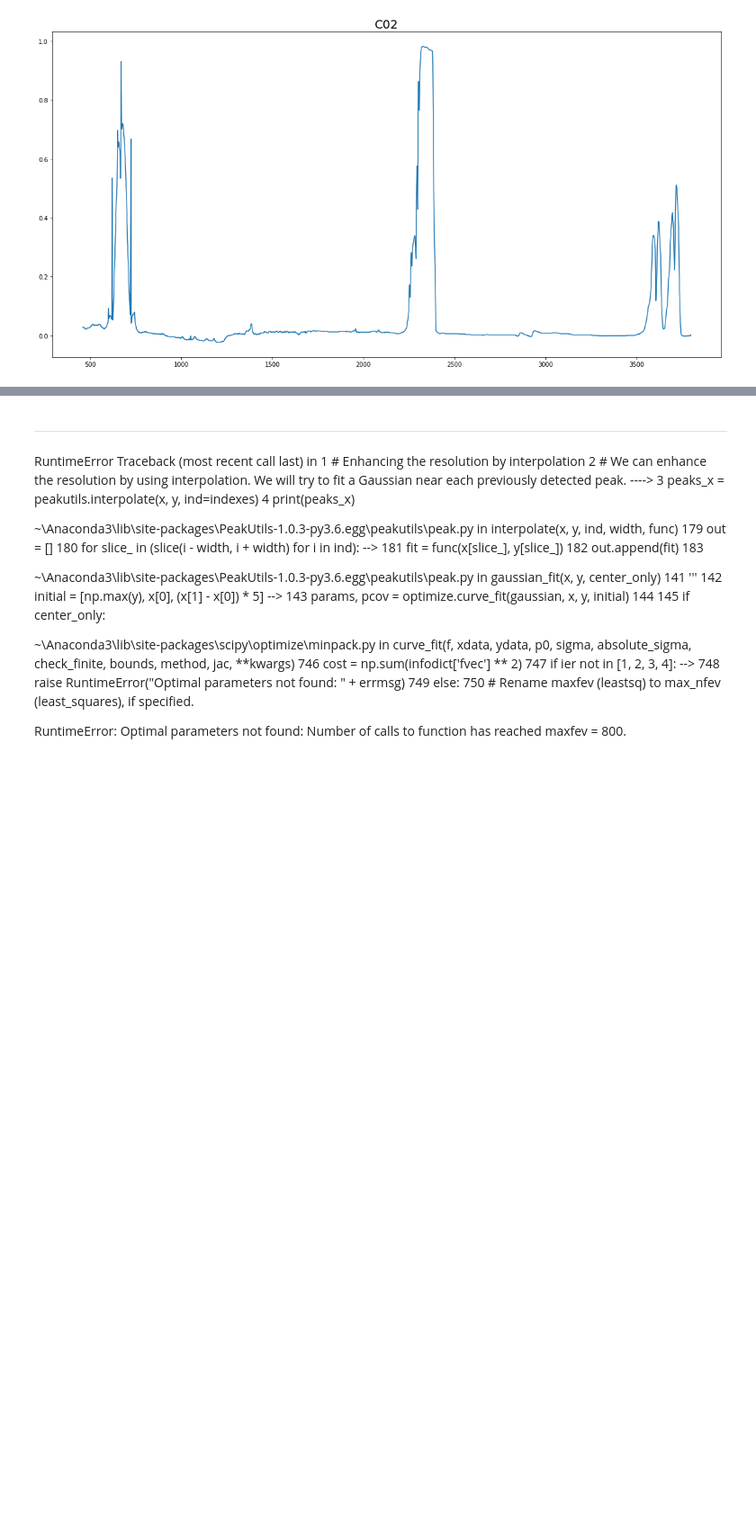
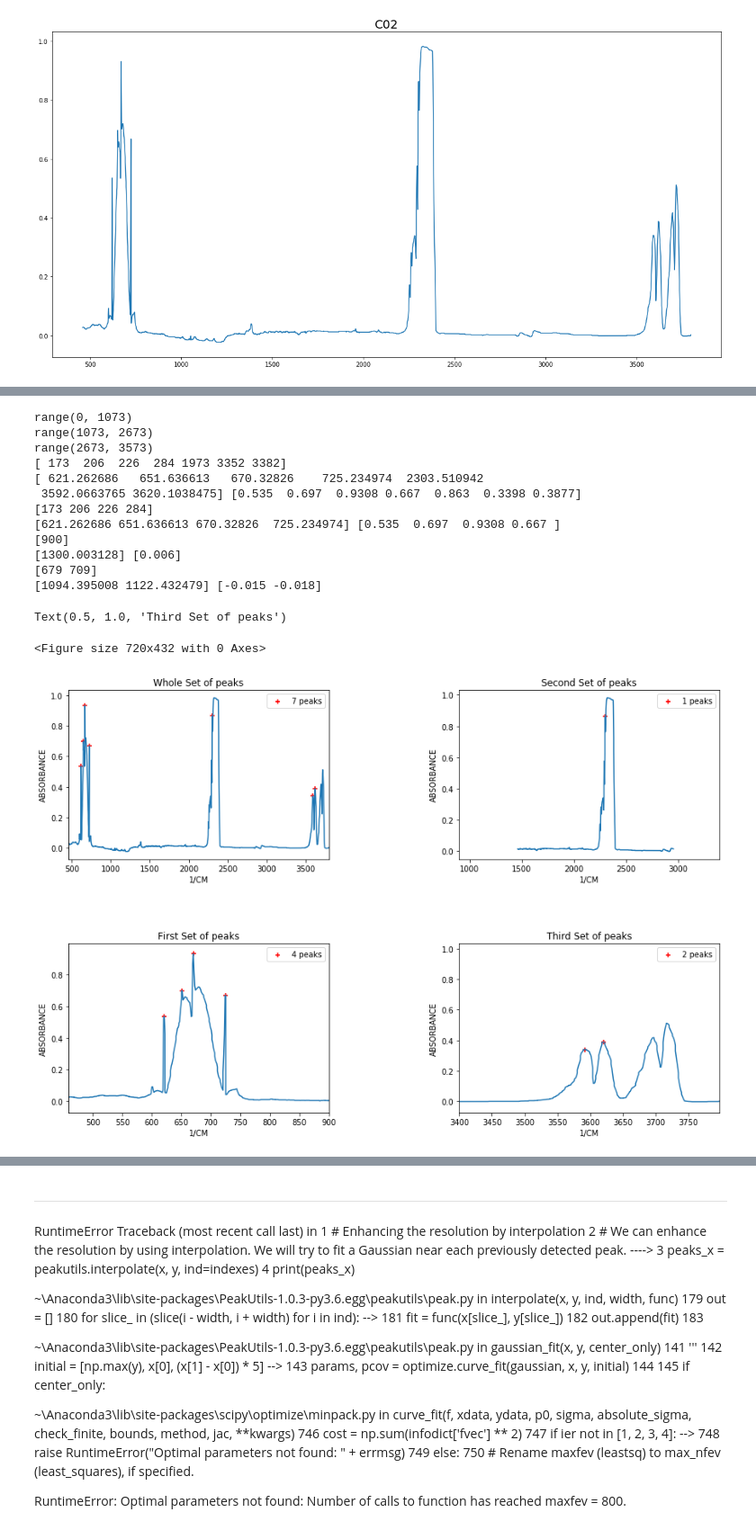
Before and after one commit to raman-noodles/Raman-noodles, a Jupyter notebook: Explore_Dev/Peak_utils_test.ipynb, the cells around one changed output, grey strips where cells are left out. Shown: that part at 90% size. Saved outputs shown, nothing was run; the diff lists cells and outputs as text; code cells hidden in the pictures; blank space fills up the shorter version.

```diff
--- a/Explore_Dev/Peak_utils_test.ipynb
+++ b/Explore_Dev/Peak_utils_test.ipynb
@@ -156,3 +136,79 @@ Text(0.5, 1.0, 'First estimate')
+# %%
+#Getting a first estimate of the peaks
+#By using peakutils.indexes, we can get the indexes of the peaks from the data. Due to the noise, it will be just a rough
+#approximation
+selectminX0=data4['x'].min()
+selectmedX1=900
+selectmedX2=3400
+selectmaxX3=data4['x'].max()
+xrange1=range(0,data4['x'].size-(selectmedX2-selectmedX1))
+print(xrange1)
+print(xrange2)
+print(xrange3)
+xrange2=range(data4['x'].size-(selectmedX2-selectmedX1),data4['x'].size-selectmedX1)
+xrange3=range(data4['x'].size-selectmedX1,data4['x'].size)
+indexes = peakutils.indexes(data4['y'], thres=0.35, min_dist=10)
+indexes1 = peakutils.indexes(data4['y'][xrange1], thres=0.35, min_dist=10)
+indexes2 = peakutils.indexes(data4['y'][xrange2], thres=0.35, min_dist=10)
+indexes3 = peakutils.indexes(data4['y'][xrange3], thres=0.35, min_dist=10)
+print(indexes)
+print(data4['x'][indexes], data4['y'][indexes])
+print(indexes1)
+print(data4['x'][indexes1], data4['y'][indexes1])
+print(indexes2)
+print(data4['x'][indexes2], data4['y'][indexes2])
+print(indexes3)
+print(data4['x'][indexes3], data4['y'][indexes3])
+plt.figure(figsize=(10,6))
+figure, axs = plt.subplots(nrows=2, ncols=2, sharex=False, sharey=False, figsize = (15,10))
+plt.subplots_adjust(wspace=.5, hspace=.5)
+axs[0][0].scatter(data4['x'][indexes], data4['y'][indexes], marker='+',color='r',label='{} peaks'.format(len(indexes)))#,ms=5, mew=2) #label='{} peaks'.format(len(indexes)))
+axs[0][0].plot(data4['x'], data4['y'])
+axs[0][0].legend()
+axs[0][0].set_xlim(selectminX0,selectmaxX3)
+axs[0][0].set_xlabel('1/CM') # sets xlabel
+axs[0][0].set_ylabel('ABSORBANCE') # sets ylabel
+axs[0][0].set_title('Whole Set of peaks') # sets title
+
+axs[1][0].plot(data4['x'][xrange1], data4['y'][xrange1])
+axs[1][0].scatter(data4['x'][xrange1][indexes1], data4['y'][xrange1][indexes1], marker='+',color='r',label='{} peaks'.format(len(indexes1)))#,ms=5,
+axs[1][0].legend()
+axs[1][0].set_xlim(selectminX0,selectmedX1)
+axs[1][0].set_xlabel('1/CM') # sets xlabel
+axs[1][0].set_ylabel('ABSORBANCE') # sets ylabel
+axs[1][0].set_title('First Set of peaks') # sets title
+
+axs[0][1].plot(data4['x'][xrange2], data4['y'][xrange2])
+axs[0][1].scatter(data4['x'][xrange2][indexes2], data4['y'][xrange2][indexes2], marker='+',color='r',label='{} peaks'.format(len(indexes2)))#,ms=5,
+axs[0][1].legend()
+axs[0][1].set_xlim(selectmedX1,selectmedX2)
+axs[0][1].set_xlabel('1/CM') # sets xlabel
+axs[0][1].set_ylabel('ABSORBANCE') # sets ylabel
+axs[0][1].set_title('Second Set of peaks') # sets title
+
+axs[1][1].plot(data4['x'], data4['y'])
+axs[1][1].scatter(data4['x'][xrange3][indexes3], data4['y'][xrange3][indexes3], marker='+',color='r',label='{} peaks'.format(len(indexes3)))#,ms=5,
+axs[1][1].legend()
+axs[1][1].set_xlim(selectmedX2,selectmaxX3)
+axs[1][1].set_xlabel('1/CM') # sets xlabel
+axs[1][1].set_ylabel('ABSORBANCE') # sets ylabel
+axs[1][1].set_title('Third Set of peaks') # sets title
+# %% [output]
+range(0, 1073)
+range(1073, 2673)
+range(2673, 3573)
+[ 173  206  226  284 1973 3352 3382]
+[ 621.262686   651.636613   670.32826    725.234974  2303.510942
+ 3592.0663765 3620.1038475] [0.535  0.697  0.9308 0.667  0.863  0.3398 0.3877]
+[173 206 226 284]
+[621.262686 651.636613 670.32826  725.234974] [0.535  0.697  0.9308 0.667 ]
+[900]
+[1300.003128] [0.006]
+[679 709]
+[1094.395008 1122.432479] [-0.015 -0.018]
+Text(0.5, 1.0, 'Third Set of peaks')
+<Figure size 720x432 with 0 Axes>
+[figure, added]
 # %%
 # Enhancing the resolution by interpolation
 # We can enhance the resolution by using interpolation. We will try to fit a Gaussian near each previously detected peak.
```
Also changed, not shown: parts of 11 cells of this notebook.
